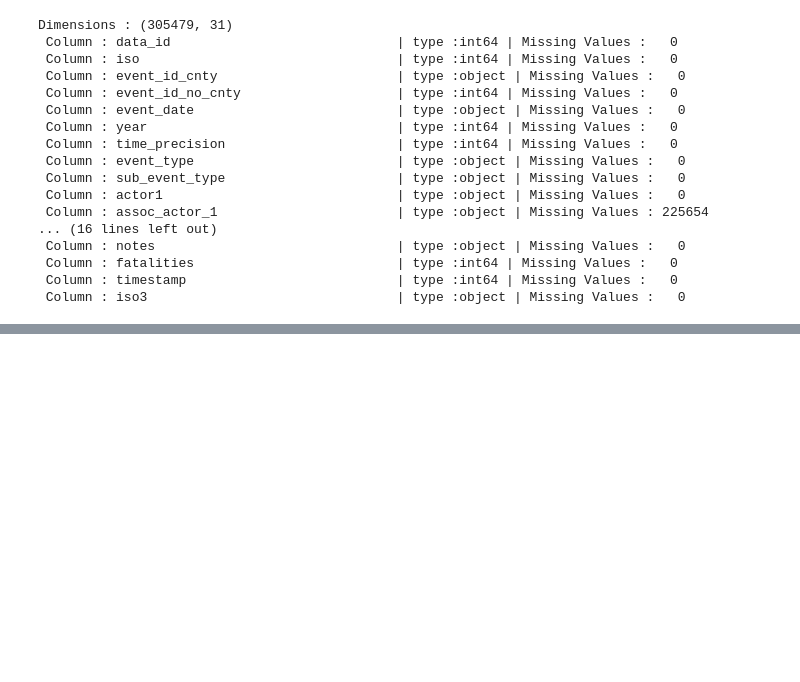
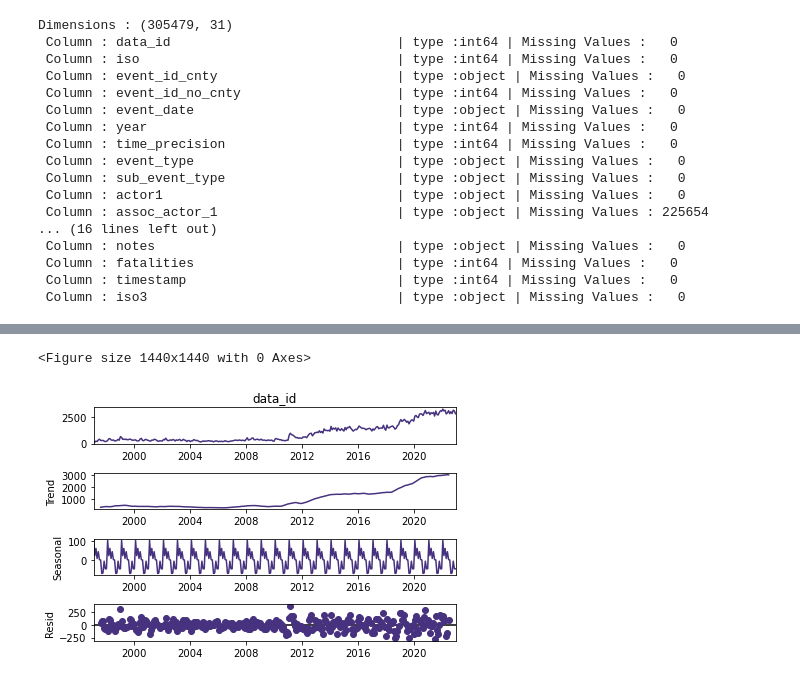
Before and after one commit to Stoichiometrical/ACLED-Data-Analysis, a Jupyter notebook: acled.ipynb, the cells around one changed output, grey strips where cells are left out. Saved outputs shown, nothing was run; the diff lists cells and outputs as text; code cells hidden in the pictures; blank space fills up the shorter version.

```diff
--- a/acled.ipynb
+++ b/acled.ipynb
@@ -249,0 +200,11 @@ The average number of conflicts per year is 11 749 and the median is 4983
+# %%
+# Perform a seasonal decomposition of the monthly conflict events using STL
+import statsmodels.api as sm
+
+stl = sm.tsa.seasonal_decompose(monthly_freq, model='additive', freq=12)
+plt.figure(figsize=(20, 20))
+stl.plot()
+plt.show();
+# %% [output]
+<Figure size 1440x1440 with 0 Axes>
+[figure, added]
```
Also changed, not shown: parts of 143 cells of this notebook, 2 other files.
